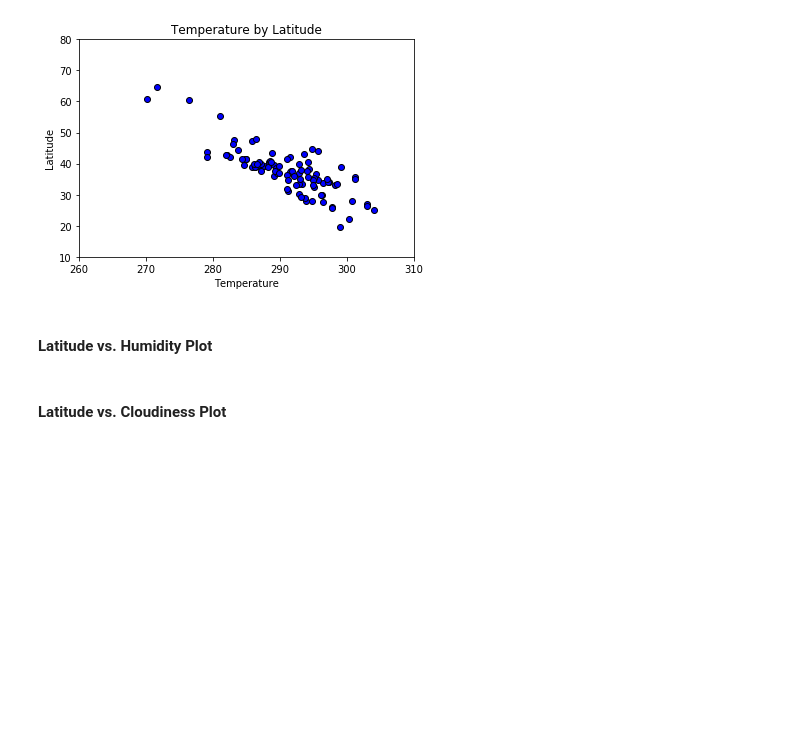
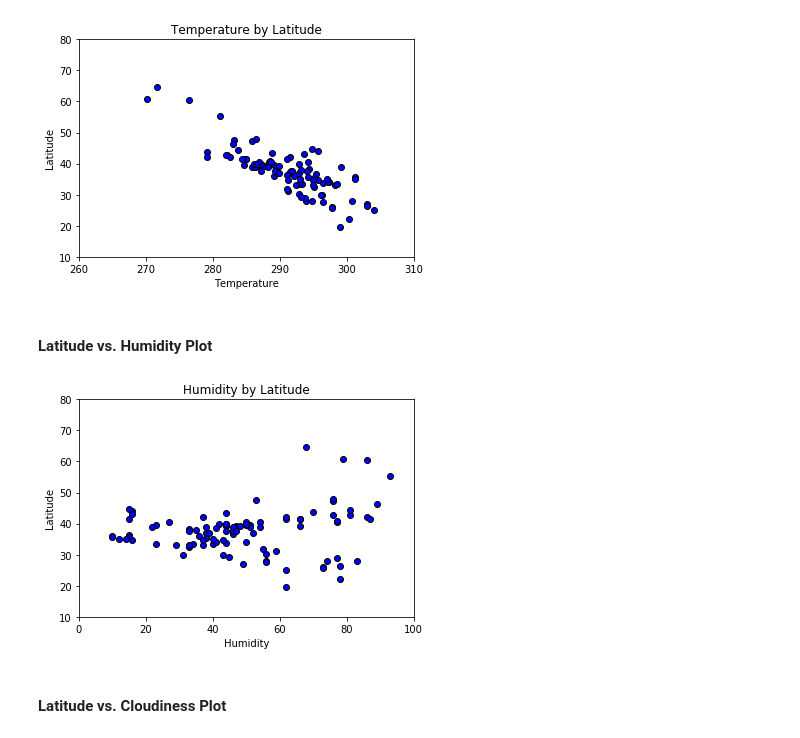
Before and after one commit to tinubates/api-challenge, a Jupyter notebook: main.ipynb, the cells around one changed output. Saved outputs shown, nothing was run; the diff lists cells and outputs as text; code cells hidden in the pictures; blank space fills up the shorter version.

Commit message:
finished all scatterplots

```diff
--- a/main.ipynb
+++ b/main.ipynb
@@ -162,5 +157,25 @@ plt.show()
 [figure]
 # %% [markdown]
 #### Latitude vs. Humidity Plot
+# %%
+# Tell matplotlib to create a scatter plot based upon the above data
+
+plt.scatter(data["Humidity"], data["Latitude"], marker="o", facecolors="blue", edgecolors="black")
+
+# Set the upper and lower limits of our y axis
+plt.ylim(10,80)
+
+# Set the upper and lower limits of our x axis
+plt.xlim(0,100)
+
+# Create a title, x label, and y label for our chart
+plt.title("Humidity by Latitude")
+plt.xlabel("Humidity")
+plt.ylabel("Latitude")
+
+plt.savefig("Humidity v Lat.png", bbox_inches = 'tight')
+plt.show()
+# %% [output]
+[figure, added]
 # %% [markdown]
 #### Latitude vs. Cloudiness Plot
```
Also changed, not shown: parts of 3 cells of this notebook, 3 other files.
